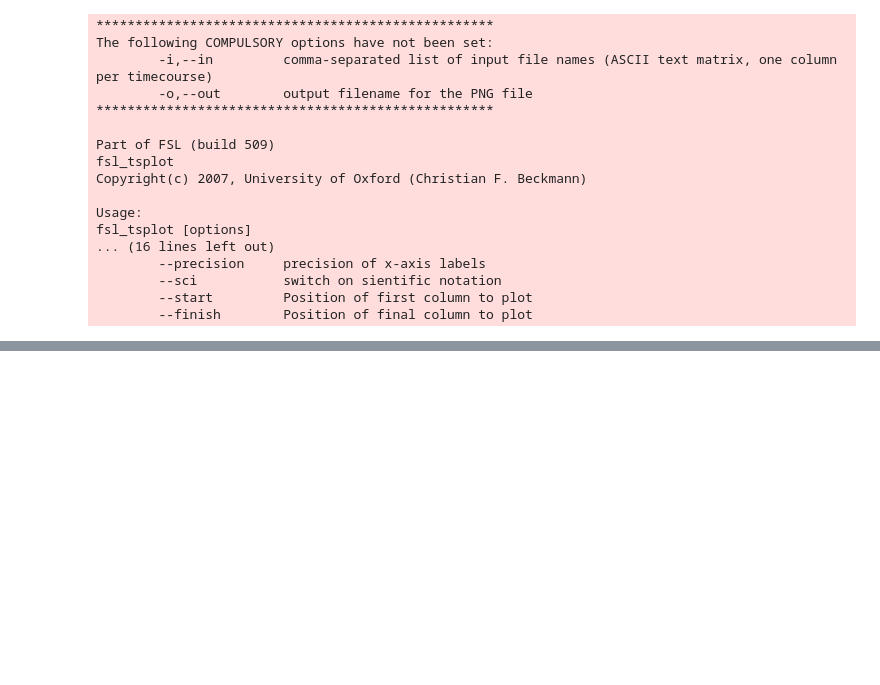
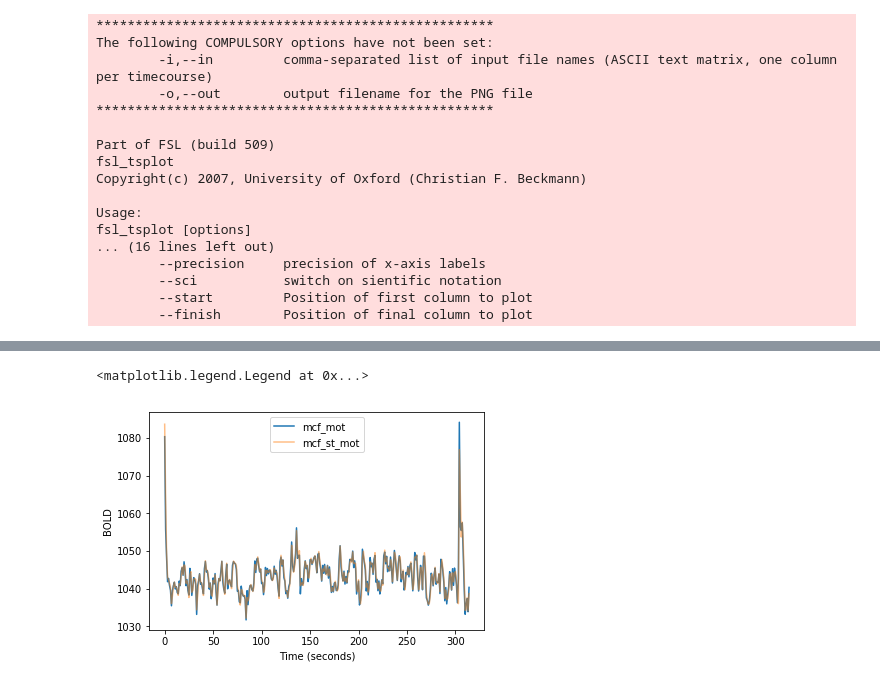
Before and after one commit to uiowa-mri-course-2018/Labs, a Jupyter notebook: 05-Lab/Motion correction and slice timing.ipynb, the cells around one changed output, grey strips where cells are left out. Cells and saved outputs as stored; diff of their text form; code cells hidden in the pictures; blank space fills up the shorter version.

```diff
--- a/05-Lab/Motion correction and slice timing.ipynb
+++ b/05-Lab/Motion correction and slice timing.ipynb
@@ -248,0 +312,14 @@ Compare to fd and dvars:
+# %%
+mcf_mot = pd.read_table('mcf_right_mot_ts.txt', header=None)
+mcf_hip = pd.read_table('mcf_right_hip_ts.txt', header=None)
+mcf_st_mot = pd.read_table('mcf_st_right_mot_ts.txt', header=None)
+mcf_st_hip = pd.read_table('mcf_st_right_hip_ts.txt', header=None)
+# %%
+plt.plot(mcf_mot,label='mcf_mot') #plot the variable
+plt.plot(mcf_st_mot,label='mcf_st_mot',alpha=.5)
+plt.xlabel('Time (seconds)')
+plt.ylabel('BOLD')
+plt.legend(loc='best')
+# %% [output]
+<matplotlib.legend.Legend at 0x...>
+[figure, added]
```
Also changed, not shown: parts of 16 cells of this notebook.
